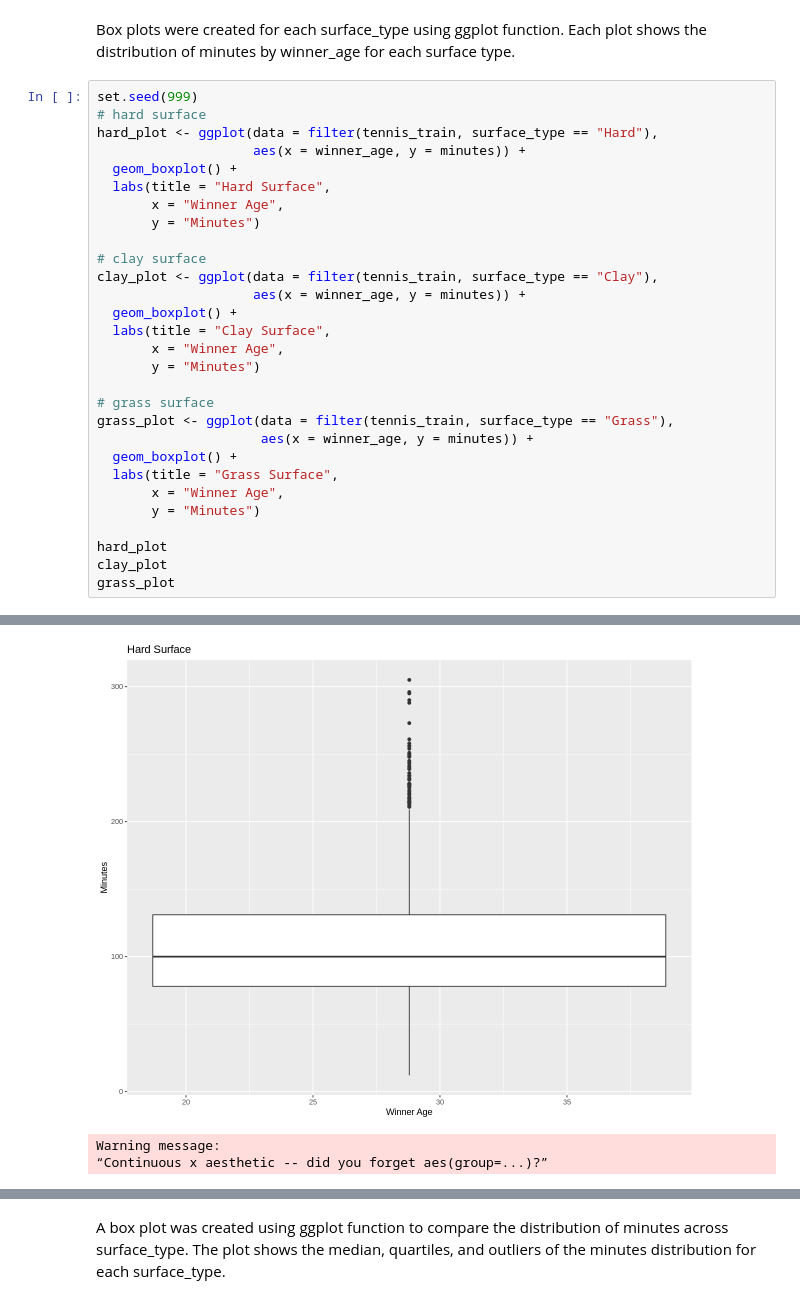
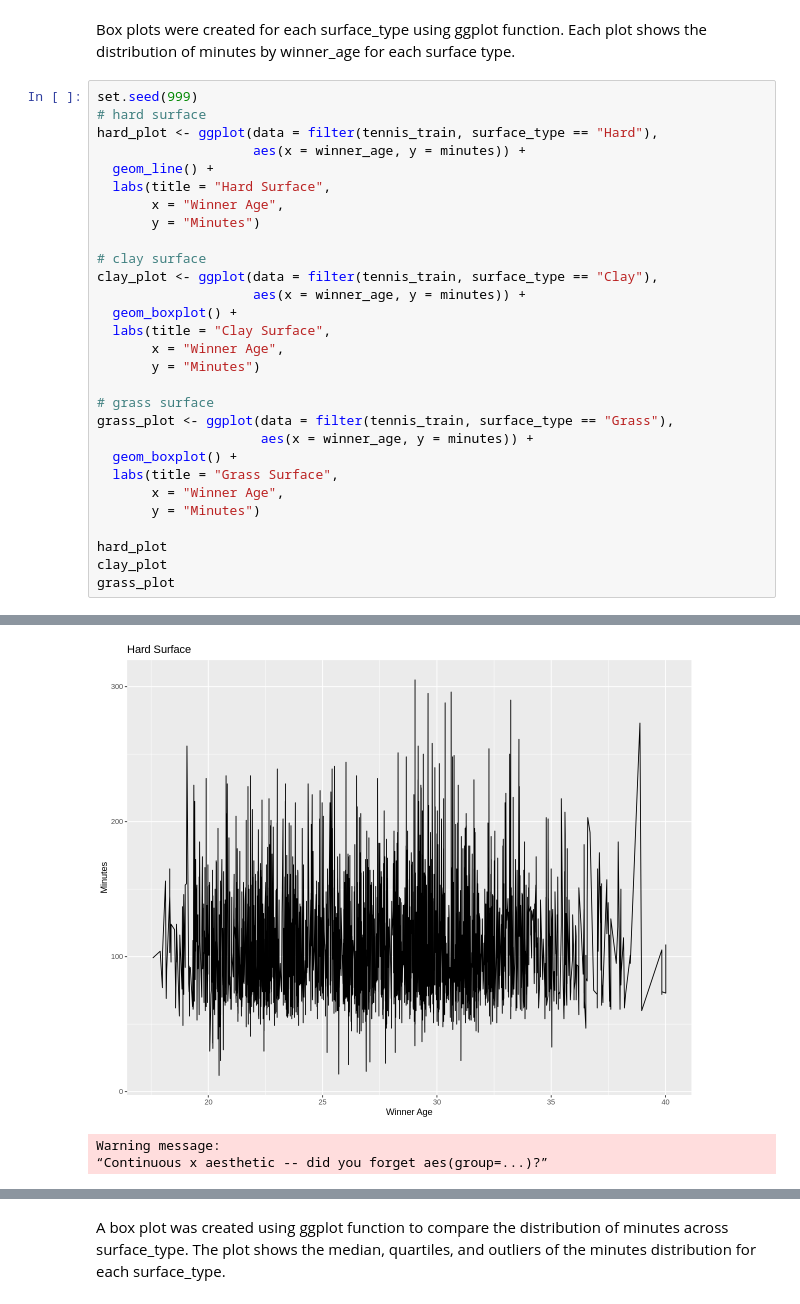
Before and after one commit to hirnas/DSCI100GW, a Jupyter notebook: group project/project code.ipynb, the cells around one changed output, grey strips where cells are left out. Saved outputs shown, nothing was run; the diff lists cells and outputs as text.

```diff
--- a/group project/project code.ipynb
+++ b/group project/project code.ipynb
@@ -304,7 +304,7 @@ set.seed(999)
 # hard surface
 hard_plot <- ggplot(data = filter(tennis_train, surface_type == "Hard"),
                     aes(x = winner_age, y = minutes)) +
-  geom_boxplot() +
+  geom_line() +
   labs(title = "Hard Surface",
        x = "Winner Age",
        y = "Minutes")
@@ -336,4 +334,4 @@ Warning message:
-[figure, old version]
+[figure, new version]
 Warning message:
 “Continuous x aesthetic -- did you forget aes(group=...)?”
 [figure]
```
Also changed, not shown: parts of 1 cell of this notebook.
